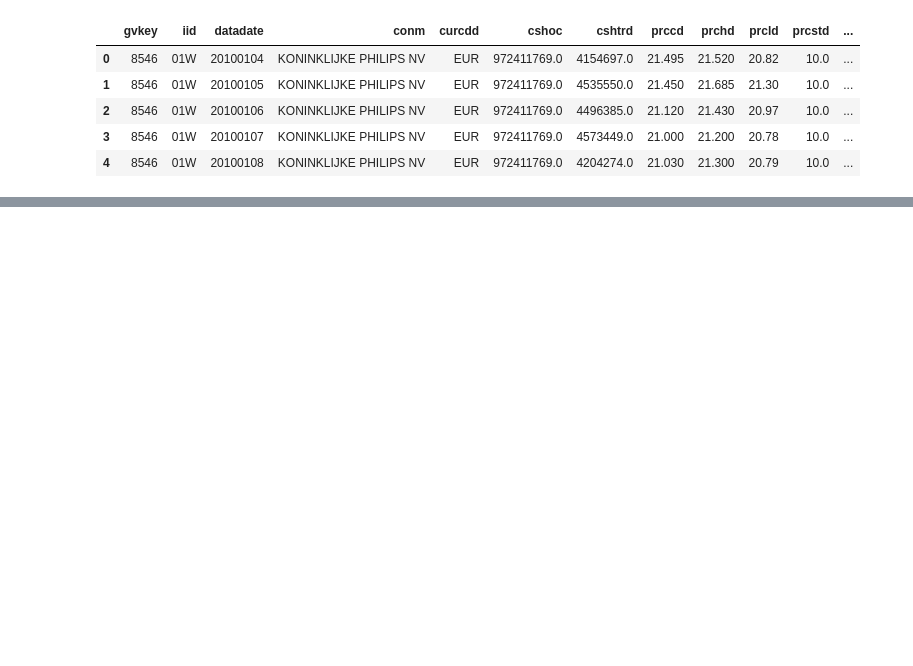
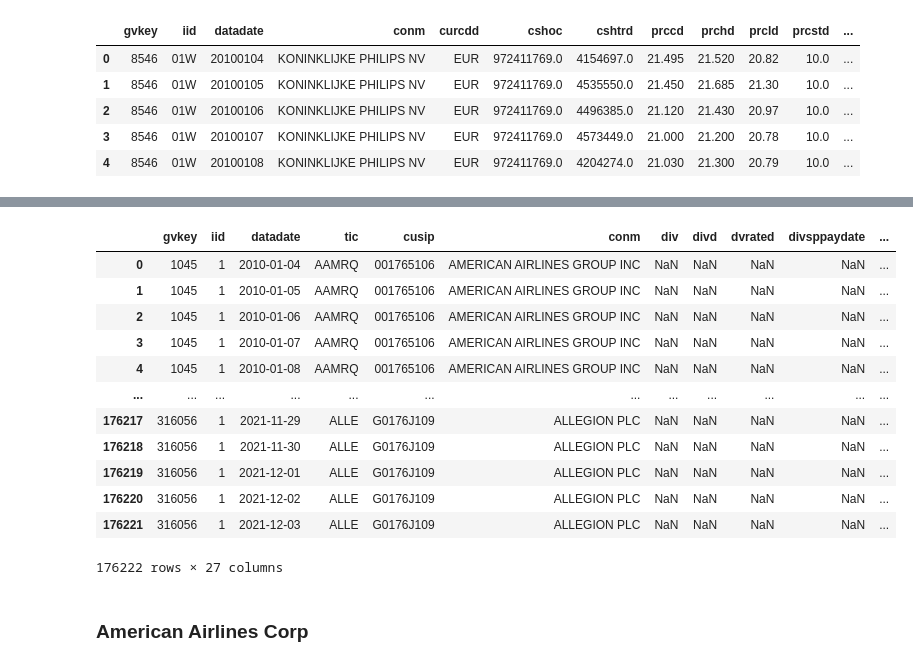
Before and after one commit to SWeisshaar/asim, a Jupyter notebook: notebooks/Preprocessing.ipynb, the cells around one changed output, grey strips where cells are left out. Saved outputs shown, nothing was run; the diff lists cells and outputs as text; code cells hidden in the pictures; blank space fills up the shorter version.

```diff
--- a/notebooks/Preprocessing.ipynb
+++ b/notebooks/Preprocessing.ipynb
@@ -2,3 +2,4 @@
 import pandas as pd
 import numpy as np
 from matplotlib import pyplot as plt
+pd.set_option('display.max_columns', None)
@@ -27,0 +52,2 @@ df_sp.head()
+# %%
+df_sp["datadate"] = pd.to_datetime(df_sp["datadate"].astype(str), format='%Y%m%d')
@@ -27,0 +108,18 @@ df_sp.head()
+# %%
+df_sp
+# %% [output]
+|  | gvkey | iid | datadate | tic | cusip | conm | div | divd | dvrated | divsppaydate | ... |
+| 0 | 1045 | 1 | 2010-01-04 | AAMRQ | 001765106 | AMERICAN AIRLINES GROUP INC | NaN | NaN | NaN | NaN | ... |
+| 1 | 1045 | 1 | 2010-01-05 | AAMRQ | 001765106 | AMERICAN AIRLINES GROUP INC | NaN | NaN | NaN | NaN | ... |
+| 2 | 1045 | 1 | 2010-01-06 | AAMRQ | 001765106 | AMERICAN AIRLINES GROUP INC | NaN | NaN | NaN | NaN | ... |
+| 3 | 1045 | 1 | 2010-01-07 | AAMRQ | 001765106 | AMERICAN AIRLINES GROUP INC | NaN | NaN | NaN | NaN | ... |
+| 4 | 1045 | 1 | 2010-01-08 | AAMRQ | 001765106 | AMERICAN AIRLINES GROUP INC | NaN | NaN | NaN | NaN | ... |
+| ... | ... | ... | ... | ... | ... | ... | ... | ... | ... | ... | ... |
+| 176217 | 316056 | 1 | 2021-11-29 | ALLE | G0176J109 | ALLEGION PLC | NaN | NaN | NaN | NaN | ... |
+| 176218 | 316056 | 1 | 2021-11-30 | ALLE | G0176J109 | ALLEGION PLC | NaN | NaN | NaN | NaN | ... |
+| 176219 | 316056 | 1 | 2021-12-01 | ALLE | G0176J109 | ALLEGION PLC | NaN | NaN | NaN | NaN | ... |
+| 176220 | 316056 | 1 | 2021-12-02 | ALLE | G0176J109 | ALLEGION PLC | NaN | NaN | NaN | NaN | ... |
+| 176221 | 316056 | 1 | 2021-12-03 | ALLE | G0176J109 | ALLEGION PLC | NaN | NaN | NaN | NaN | ... |
+176222 rows × 27 columns
+# %% [markdown]
+###  American Airlines Corp
```
Also changed, not shown: parts of 24 cells of this notebook, 1 other file.
